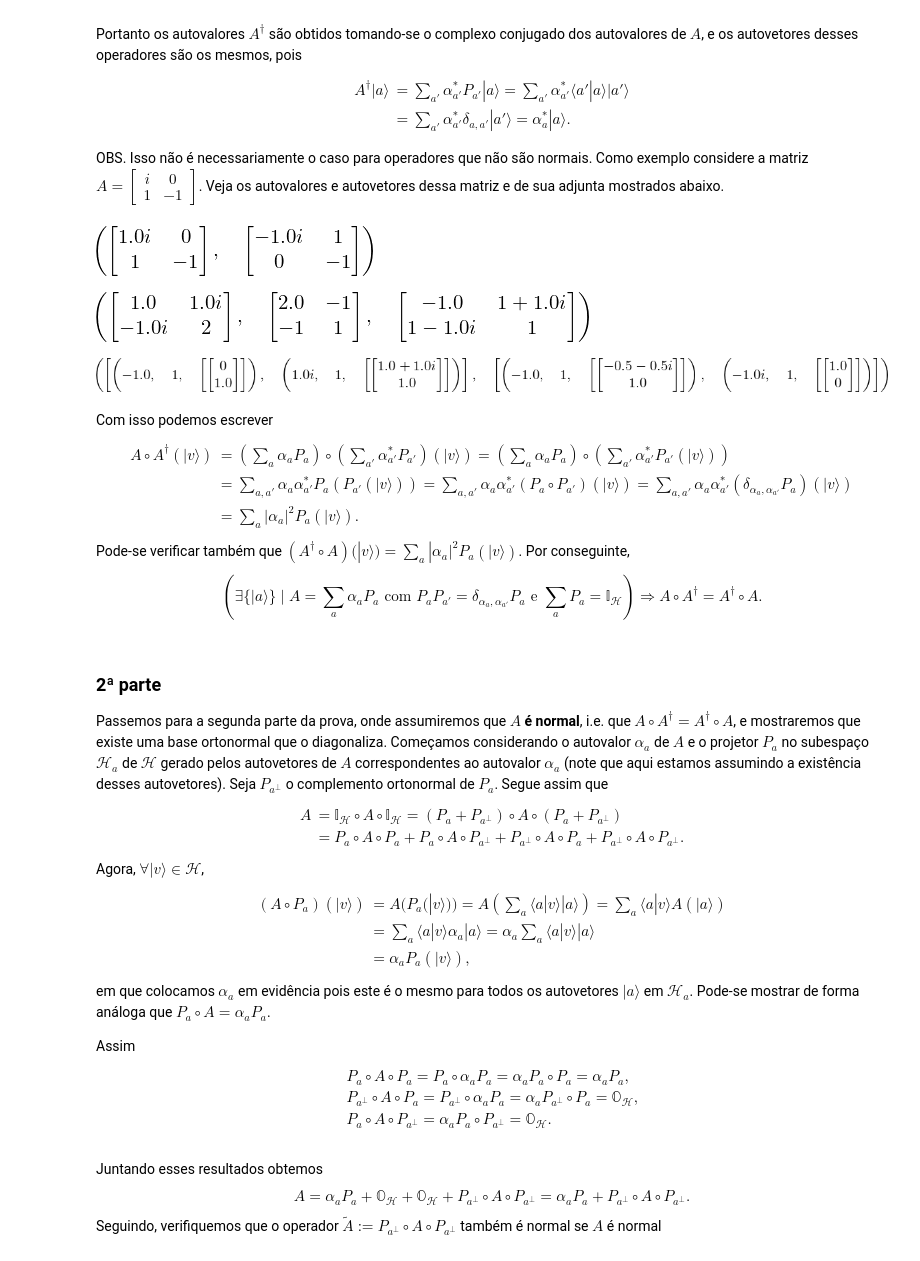
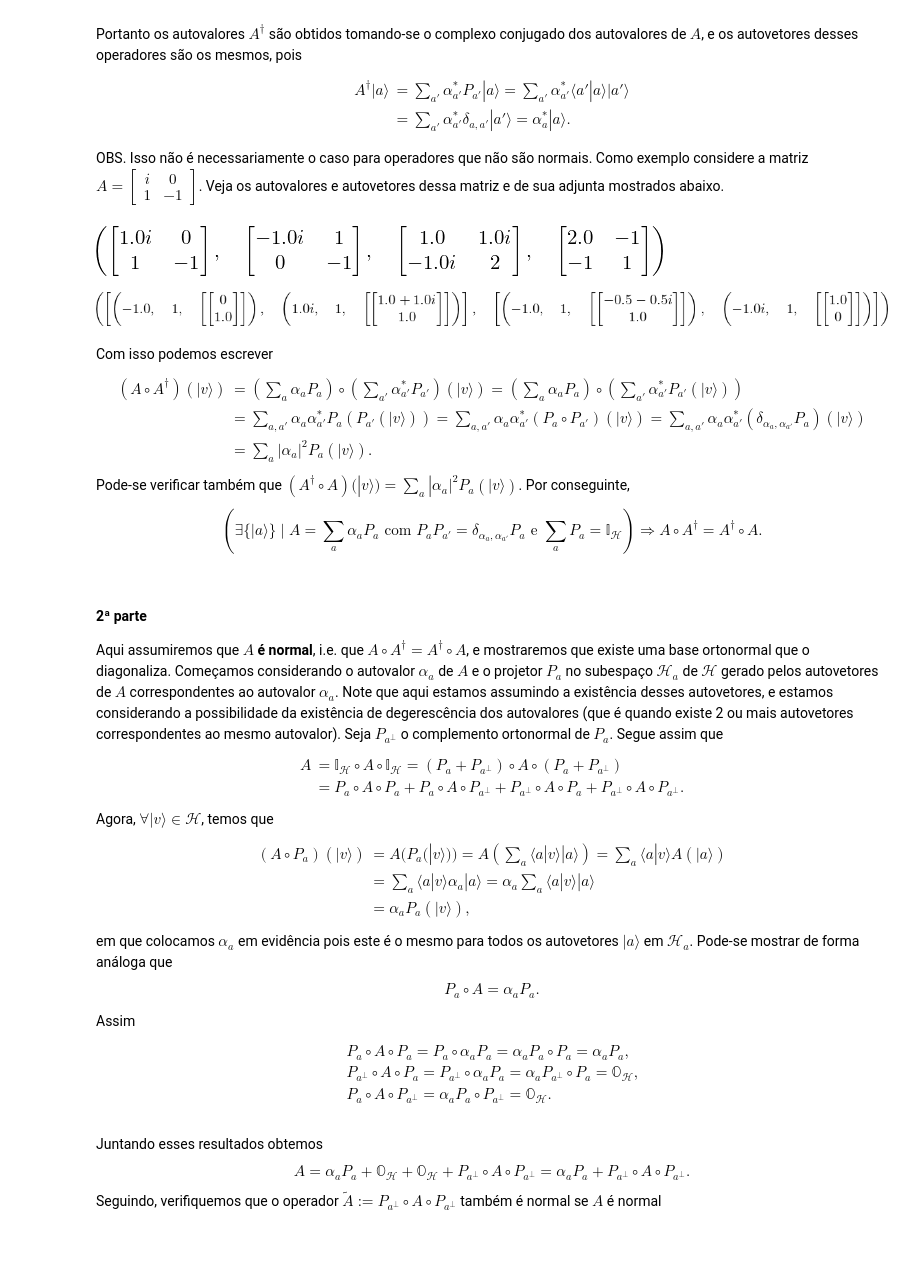
Before and after one commit to jonasmaziero/algebra_linear, a Jupyter notebook: 03_operators.ipynb, the cells around one changed output. Drawn from its saved outputs; the diff is of its cells as text; code cells hidden in the pictures.

```diff
--- a/03_operators.ipynb
+++ b/03_operators.ipynb
@@ -391,13 +395,9 @@ A^{\dagger}|a\rangle &= \sum_{a'}\alpha_{a'}^{*}P_{a'}|a\rangle = \sum_{a'}\alph
 
 OBS. Isso não é necessariamente o caso para operadores que não são normais. Como exemplo considere a matriz $A=\begin{bmatrix}i&0\\1&-1\end{bmatrix}$. Veja os autovalores e autovetores dessa matriz e de sua adjunta mostrados abaixo.
 # %%
-A = Matrix([[1j,0],[1,-1]]); Ad = Dagger(A); A, Ad
+A = Matrix([[1j,0],[1,-1]]); Ad = Dagger(A); A, Ad, A*Ad, Ad*A
 # %% [output]
-[figure, old version]
+[figure, new version]
-# %%
-A*Ad, Ad*A, A*Ad-Ad*A
-# %% [output]
-[figure, removed]
 # %%
 A.eigenvects(), Ad.eigenvects()
 # %% [output]
@@ -405,7 +405,7 @@ A.eigenvects(), Ad.eigenvects()
 # %% [markdown]
 Com isso podemos escrever
 \begin{align}
-A\circ A^{\dagger}(|v\rangle) & = \left(\sum_{a} \alpha_{a}P_{a}\right)\circ\left(\sum_{a'} \alpha_{a'}^{*}P_{a'}\right)(|v\rangle) = \left(\sum_{a} \alpha_{a}P_{a}\right)\circ\left(\sum_{a'} \alpha_{a'}^{*}P_{a'}(|v\rangle)\right) \\
+(A\circ A^{\dagger})(|v\rangle) & = \left(\sum_{a} \alpha_{a}P_{a}\right)\circ\left(\sum_{a'} \alpha_{a'}^{*}P_{a'}\right)(|v\rangle) = \left(\sum_{a} \alpha_{a}P_{a}\right)\circ\left(\sum_{a'} \alpha_{a'}^{*}P_{a'}(|v\rangle)\right) \\
 & = \sum_{a,a'} \alpha_{a} \alpha_{a'}^{*}P_{a}(P_{a'}(|v\rangle)) = \sum_{a,a'} \alpha_{a} \alpha_{a'}^{*}(P_{a}\circ P_{a'})(|v\rangle) = \sum_{a,a'} \alpha_{a} \alpha_{a'}^{*}(\delta_{\alpha_{a},\alpha_{a'}}P_{a})(|v\rangle) \\
 & = \sum_{a}|\alpha_{a}|^{2}P_{a}(|v\rangle).
 \end{align}
@@ -414,19 +414,22 @@ Pode-se verificar também que $(A^{\dagger}\circ A)(|v\rangle) = \sum_{a}|\alpha
 \left(\exists\{|a\rangle\}\mid A=\sum_{a}\alpha_{a}P_{a}\text{ com }P_{a}P_{a'}=\delta_{\alpha_{a},\alpha_{a'}}P_{a}\text{ e }\sum_{a}P_{a}=\mathbb{I}_{\mathcal{H}}\right)\Rightarrow A\circ A^{\dagger}=A^{\dagger}\circ A.
 \end{equation}
 # %% [markdown]
-### 2ª parte
-Passemos para a segunda parte da prova, onde assumiremos que __$A$ é normal__, i.e. que $A\circ A^{\dagger}=A^{\dagger}\circ A$, e mostraremos que existe uma base ortonormal que o diagonaliza. Começamos considerando o autovalor $\alpha_{a}$ de $A$ e o projetor $P_{a}$ no subespaço $\mathcal{H}_{a}$ de $\mathcal{H}$ gerado pelos autovetores de $A$ correspondentes ao autovalor $\alpha_{a}$ (note que aqui estamos assumindo a existência desses autovetores). Seja $P_{a^{\perp}}$ o complemento ortonormal de  $P_{a}$. Segue assim que
+#### 2ª parte
+Aqui assumiremos que __$A$ é normal__, i.e. que $A\circ A^{\dagger}=A^{\dagger}\circ A$, e mostraremos que existe uma base ortonormal que o diagonaliza. Começamos considerando o autovalor $\alpha_{a}$ de $A$ e o projetor $P_{a}$ no subespaço $\mathcal{H}_{a}$ de $\mathcal{H}$ gerado pelos autovetores de $A$ correspondentes ao autovalor $\alpha_{a}$. Note que aqui estamos assumindo a existência desses autovetores, e estamos considerando a possibilidade da existência de degerescência dos autovalores (que é quando existe 2 ou mais autovetores correspondentes ao mesmo autovalor). Seja $P_{a^{\perp}}$ o complemento ortonormal de  $P_{a}$. Segue assim que
 \begin{align}
 A & = \mathbb{I}_{\mathcal{H}}\circ A\circ \mathbb{I}_{\mathcal{H}} = (P_{a}+P_{a^{\perp}})\circ A\circ(P_{a}+P_{a^{\perp}}) \\
 & = P_{a}\circ A\circ P_{a} + P_{a}\circ A\circ P_{a^{\perp}} + P_{a^{\perp}}\circ A\circ P_{a} + P_{a^{\perp}}\circ A\circ P_{a^{\perp}}.
 \end{align}
-Agora, $\forall|v\rangle\in\mathcal{H}$,
+Agora, $\forall|v\rangle\in\mathcal{H}$, temos que
 \begin{align}
 (A\circ P_{a})(|v\rangle) & = A(P_{a}(|v\rangle)) = A\left(\sum_{a}\langle a|v\rangle|a\rangle\right) = \sum_{a}\langle a|v\rangle A(|a\rangle) \\
 & = \sum_{a}\langle a|v\rangle \alpha_{a}|a\rangle = \alpha_{a}\sum_{a}\langle a|v\rangle|a\rangle \\
 & = \alpha_{a}P_{a}(|v\rangle),
 \end{align}
-em que colocamos $\alpha_{a}$ em evidência pois este é o mesmo para todos os autovetores $|a\rangle$ em $\mathcal{H}_{a}$. Pode-se mostrar de forma análoga que $P_{a}\circ A=\alpha_{a}P_{a}$.
+em que colocamos $\alpha_{a}$ em evidência pois este é o mesmo para todos os autovetores $|a\rangle$ em $\mathcal{H}_{a}$. Pode-se mostrar de forma análoga que
+\begin{equation}
+P_{a}\circ A=\alpha_{a}P_{a}.
+\end{equation}
 
 Assim
 \begin{align}
```
Also changed, not shown: parts of 3 cells of this notebook.
